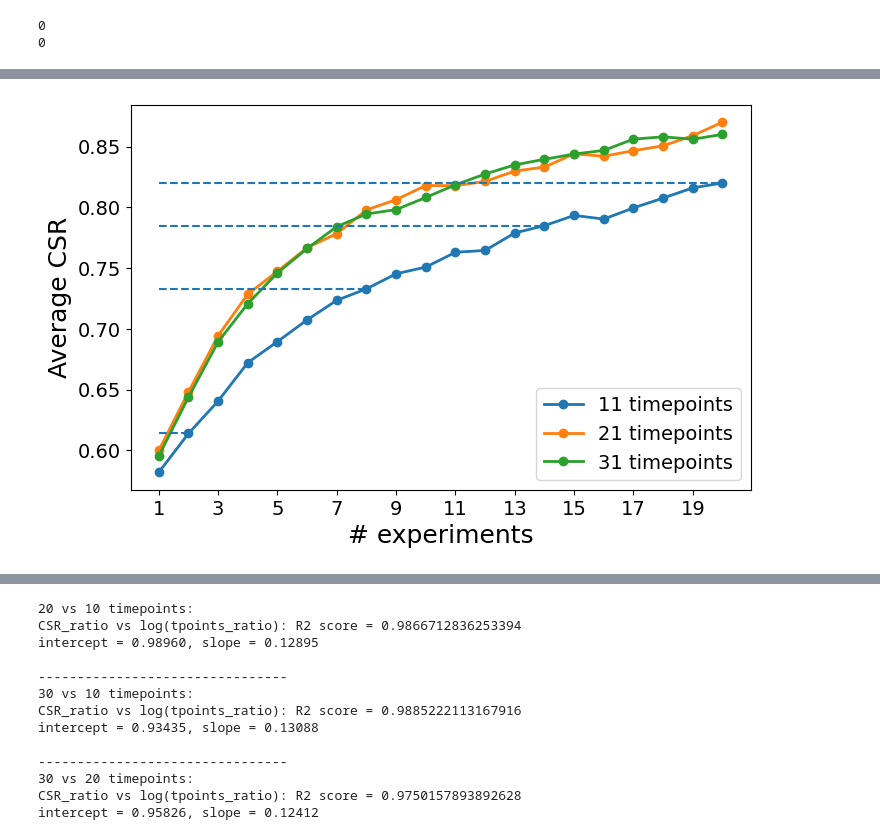
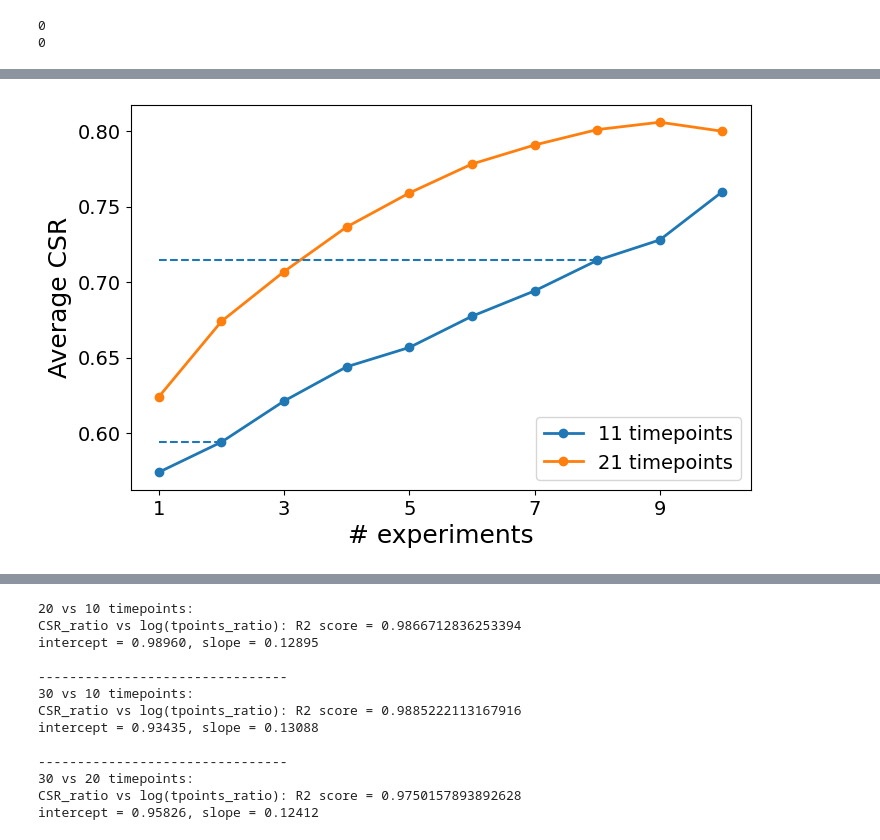
Before and after one commit to joaovaleriano/gLV_OED, a Jupyter notebook: notebooks/analysis2.ipynb, the cells around one changed output, grey strips where cells are left out. Saved outputs shown, nothing was run; the diff lists cells and outputs as text; code cells hidden in the pictures.

```diff
--- a/notebooks/analysis2.ipynb
+++ b/notebooks/analysis2.ipynb
@@ -24,7 +24,7 @@ def natural_sort(l):
     alphanum_key = lambda key: [convert(c) for c in re.split('([0-9]+)', key)]
     return sorted(l, key=alphanum_key)
 # %%
-datapath = "../experiment_outputs/test_perturb_env_noise0.1"
+datapath = "../experiment_outputs/test_perturb2_env_noise0.1"
 log = h5py.File(f"{datapath}/data_generation_log.h5", "r")
 
 print(f"n_species = {log.attrs['n_species']}")
@@ -41,17 +41,17 @@ n_params_seeds = 10
 # %%
-n_sp = 3
+n_sp = 10
 avg_samp_dt = 3.
 env_noise = log.attrs["env_noise"]
 meas_noise = 0.1
 n_params_seeds = log.attrs['n_params_seeds']
 # %%
-def get_files(datapath, n_sp, env_noise, meas_noise, avg_samp_dt, filetype="dataset"):
+def get_files(datapath, n_sp, env_noise, meas_noise, avg_samp_dt, filetype="dataset", ext="csv"):
     params_seeds = [i.split("param_seed")[1] for i in os.listdir(f"{datapath}/{n_sp}_sp")]
 
     datafiles = []
 
     for p in params_seeds:
-        datafiles.append(f"{datapath}/{n_sp}_sp/param_seed{p}/meas_noise{meas_noise}/t_samp{avg_samp_dt}/{filetype}{n_sp}_sp{p}_env_noise{env_noise}.csv")
+        datafiles.append(f"{datapath}/{n_sp}_sp/param_seed{p}/meas_noise{meas_noise}/t_samp{avg_samp_dt}/{filetype}{n_sp}_sp{p}_env_noise{env_noise}.{ext}")
 
     return datafiles
 # %%
@@ -255,24 +226,24 @@ for i in range(len(log.attrs["avg_samp_dt"])):
 # %%
 # average CSR over time
-avgCSR = np.zeros((len(metadict["t_samp"]), len(metadict["init_cond"])))
-for i in range(len(infer_out.t_samp_dist_idx.unique())):
-    t_samp = infer_out.t_samp_dist_idx.unique()[i]
-    for j in range(len(infer_out.n_init_cond.unique())):
-        n_init_cond = infer_out.n_init_cond.unique()[j]
-        avgCSR[i,j] = infer_out[(infer_out[["t_samp_dist_idx", "n_init_cond"]]==[t_samp, n_init_cond]).all(axis=1)]["CSR"].values.mean()
+avgCSR = np.zeros((len(log.attrs["avg_samp_dt"]), log.attrs["n_init_cond"]))
+for i in range(len(log.attrs["avg_samp_dt"])):
+    df = pd.read_csv(inferfiles[i][0])
+    for j in range(log.attrs["n_init_cond"]):
+        n_init_cond = df.n_init_cond.unique()[j]
+        avgCSR[i,j] = df[df["n_init_cond"]==n_init_cond]["CSR"].values.mean()
 
-labels = [f"{i} timepoints" for i in metadict["n_tpoints"]]
+labels = [f"{i} timepoints" for i in log.attrs["n_samples"]]
 plt.figure(figsize=(8,5))
 for i in range(len(avgCSR)):
     plt.plot(np.arange(1, len(avgCSR[i])+1), avgCSR[i], "-o", lw=2, label=labels[i])
 plt.legend(loc="lower right", fontsize=14)
 plt.xlabel("# experiments", fontsize=18)
 plt.ylabel("Average CSR", fontsize=18)
 plt.xticks(np.arange(1, len(CSR)+1, 2), fontsize=14)
 plt.yticks(fontsize=14)
 for i in range(1, len(avgCSR[0]), 6):
     plt.hlines(avgCSR[0,i], 1, i+1, color="C0", ls="--")
     # plt.hlines(avgCSR[1,i], 1, i+1, color="C1")
 plt.show()
 # %% [output]
-[figure, old version]
+[figure, new version]
```
Also changed, not shown: parts of 14 cells of this notebook, 2 other files.
